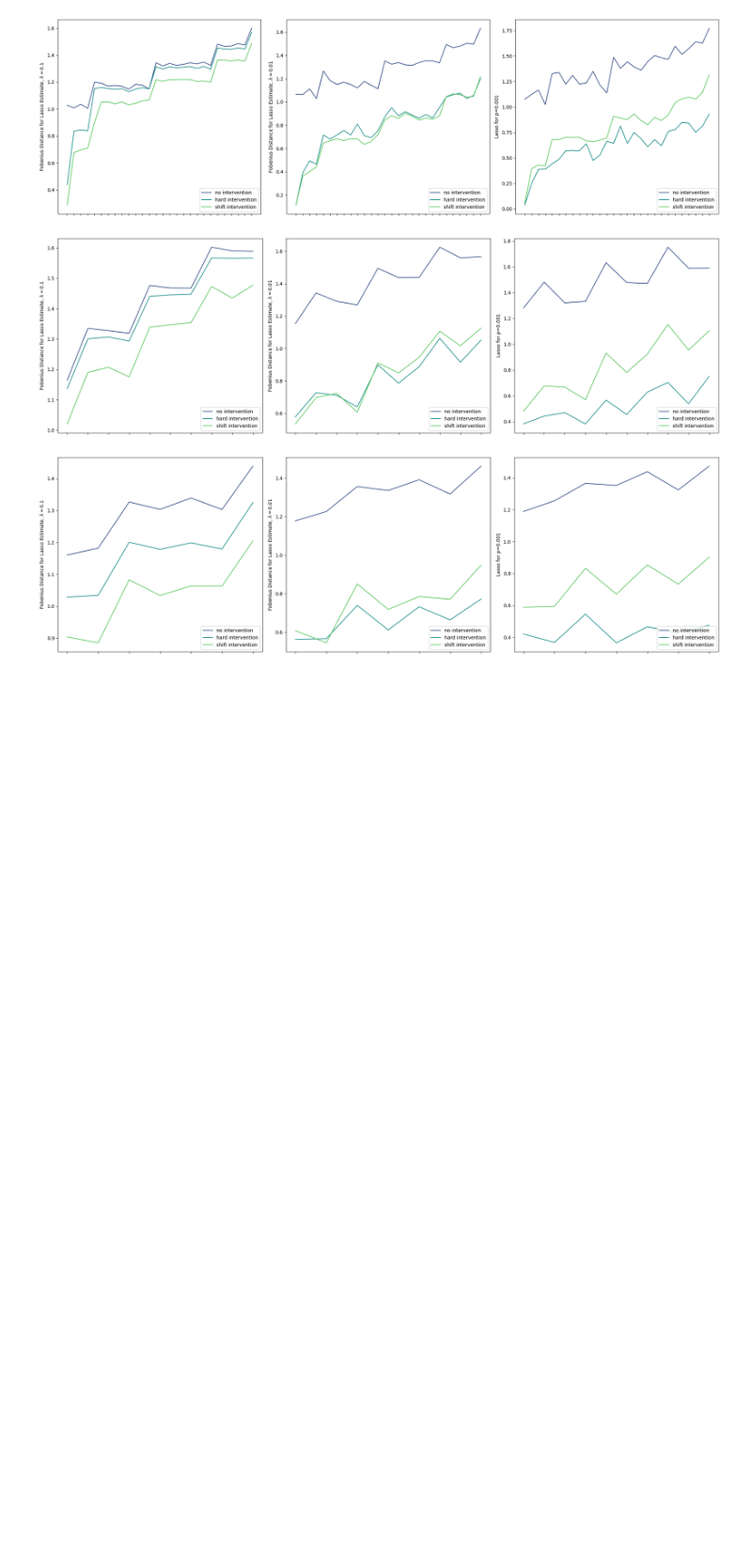
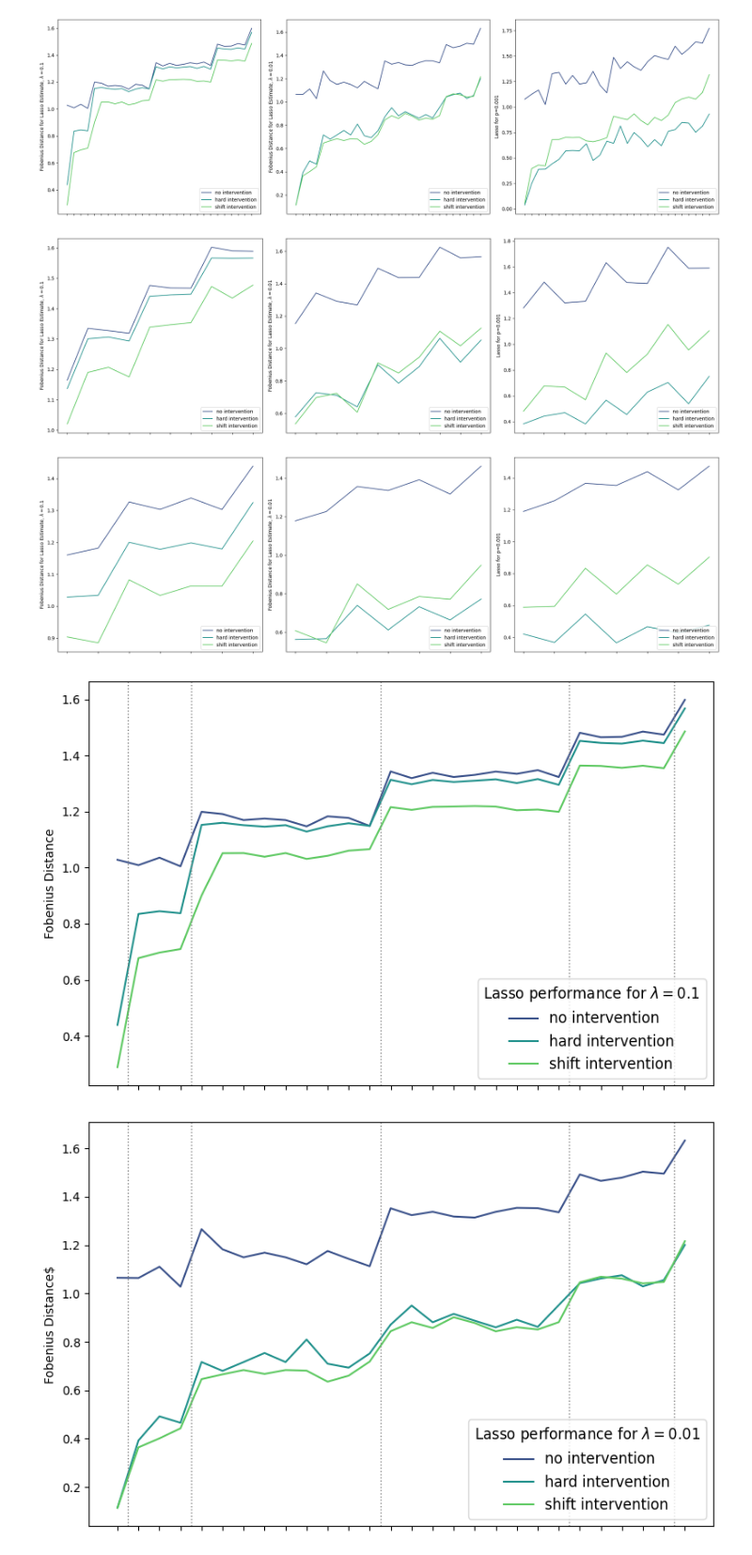
Before and after one commit to eva-resch/tum_masterthesis, a Jupyter notebook: Lasso/Lasso_evaluation.ipynb, the cells around one changed output. Shown at 94% size. Drawn from its saved outputs; the diff is of its cells as text; code cells hidden in the pictures; blank space fills up the shorter version.

Commit message:
Irrep for all interventions
Implement irrepresentability conditions under no, shift and hard interventions. Run experiments later
Rename a few files
Evaluation for Lasso in a different format

```diff
--- a/Lasso/Lasso_evaluation.ipynb
+++ b/Lasso/Lasso_evaluation.ipynb
@@ -267,3 +267,75 @@ plt.show()
 [figure]
 [figure]
 [figure]
+# %%
+# Generate a list of 7 colors from the 'viridis' color palette
+colors_plot = sns.color_palette("viridis", 3)
+
+# Define the columns where vertical lines should be drawn
+line_positions = [0.5, 3.5, 12.5, 21.5, 26.5]
+line_labels = ["1 | 2", "2 | 3", "3 | 4", "4 | 5", "5 | 6"]
+colors_vert = ['red', 'blue', 'green', 'purple', 'orange']
+
+# Plot for p=0.1
+fig, ax = plt.subplots(figsize=(8, 5))
+ax.plot(DAGs_no.columns, DAGs_no.loc["p=0.1"], color=colors_plot[0], label="no intervention")
+ax.plot(DAGs_no.columns, DAGs_hard.loc["p=0.1"], color=colors_plot[1], label="hard intervention")
+ax.plot(DAGs_no.columns, DAGs_shift.loc["p=0.1"], color=colors_plot[2], label="shift intervention")
+for position in line_positions:
+    ax.axvline(x=position, color='grey', linestyle=':', linewidth=1)
+ax.set_ylabel("Fobenius Distance")
+ax.legend(loc="lower right", title="Lasso performance for $\\lambda = 0.1$", fontsize="large", title_fontsize="large")
+ax.set_xticks(ticks=range(len(DAGs_no.columns)), labels=['']*len(DAGs_no.columns))
+plt.tight_layout()
+plt.savefig("Evaluation/DAGs_0.1.png")
+plt.show()
+
+# Plot for p=0.01
+fig, ax = plt.subplots(figsize=(8, 5))
+ax.plot(DAGs_no.columns, DAGs_no.loc["p=0.01"], color=colors_plot[0], label="no intervention")
+ax.plot(DAGs_no.columns, DAGs_hard.loc["p=0.01"], color=colors_plot[1], label="hard intervention")
+ax.plot(DAGs_no.columns, DAGs_shift.loc["p=0.01"], color=colors_plot[2], label="shift intervention")
+for position in line_positions:
+    ax.axvline(x=position, color='grey', linestyle=':', linewidth=1)
+ax.set_ylabel("Fobenius Distance$")
+ax.legend(loc="lower right", title="Lasso performance for $\\lambda = 0.01$", fontsize="large", title_fontsize="large")
+ax.set_xticks(ticks=range(len(DAGs_no.columns)), labels=['']*len(DAGs_no.columns))
+plt.tight_layout()
+plt.savefig("Evaluation/DAGs_0.01.png")
+plt.show()
+
+# Plot for p=0.001
+fig, ax = plt.subplots(figsize=(8, 5))
+ax.plot(DAGs_no.columns, DAGs_no.loc["p=0.001"], color=colors_plot[0], label="no intervention")
+ax.plot(DAGs_no.columns, DAGs_hard.loc["p=0.001"], color=colors_plot[1], label="hard intervention")
+ax.plot(DAGs_no.columns, DAGs_shift.loc["p=0.001"], color=colors_plot[2], label="shift intervention")
+for position in line_positions:
+    ax.axvline(x=position, color='grey', linestyle=':', linewidth=1)
+ax.set_ylabel("Fobenius Distance")
+ax.legend(loc="lower right", title="Lasso performance for $\\lambda = 0.001$", fontsize="large", title_fontsize="large")
+ax.set_xticks(ticks=range(len(DAGs_no.columns)), labels=['']*len(DAGs_no.columns))
+plt.tight_layout()
+plt.savefig("Evaluation/DAGs_0.001.png")
+plt.show()
+
+# Repeat the same process for cycle and nonsimple datasets
+datasets = [("cycle", cycle_no, cycle_hard, cycle_shift, [0.5, 3.5, 6.5]),
+            ("nonsimple", nonsimple_no, nonsimple_hard, nonsimple_shift, [1.5, 4.5])]
+
+for name, no, hard, shift, line_positions in datasets:
+    for p, suffix in zip(["p=0.1", "p=0.01", "p=0.001"], ["_0.1", "_0.01", "_0.001"]):
+        fig, ax = plt.subplots(figsize=(8, 5))
+        ax.plot(no.columns, no.loc[p], color=colors_plot[0], label="no intervention")
+        ax.plot(no.columns, hard.loc[p], color=colors_plot[1], label="hard intervention")
+        ax.plot(no.columns, shift.loc[p], color=colors_plot[2], label="shift intervention")
+        for position in line_positions:
+            ax.axvline(x=position, color='grey', linestyle=':', linewidth=1)
+        ax.set_ylabel("Fobenius Distance")
+        ax.legend(loc="upper left", title=f"Lasso performance for $\\lambda = {p.split('=')[1]}$", fontsize="large", title_fontsize="large")
+        ax.set_xticks(ticks=range(len(no.columns)), labels=['']*len(no.columns))
+        plt.tight_layout()
+        plt.savefig(f"Evaluation/{name}{suffix}.png")
+        plt.show()
+# %% [output]
+[figure, added]
+[figure, added]
```
Also changed, not shown: parts of 1 cell of this notebook, 12 other files.
